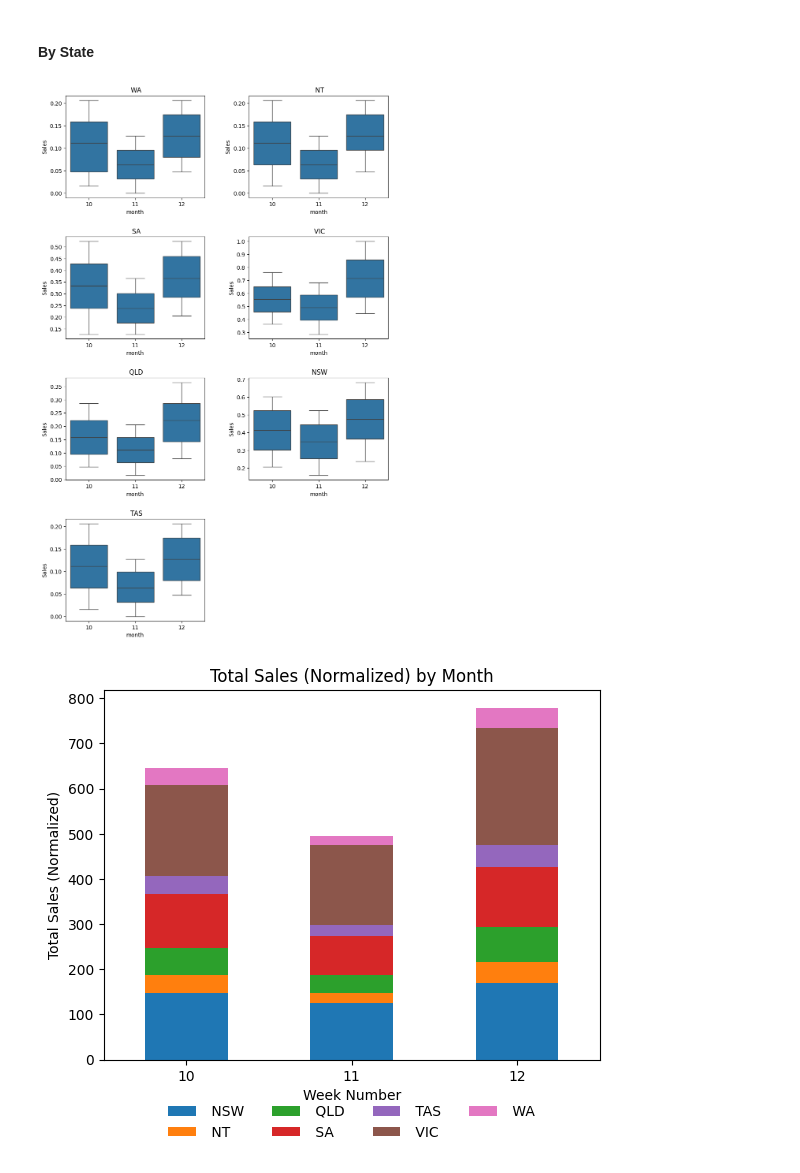
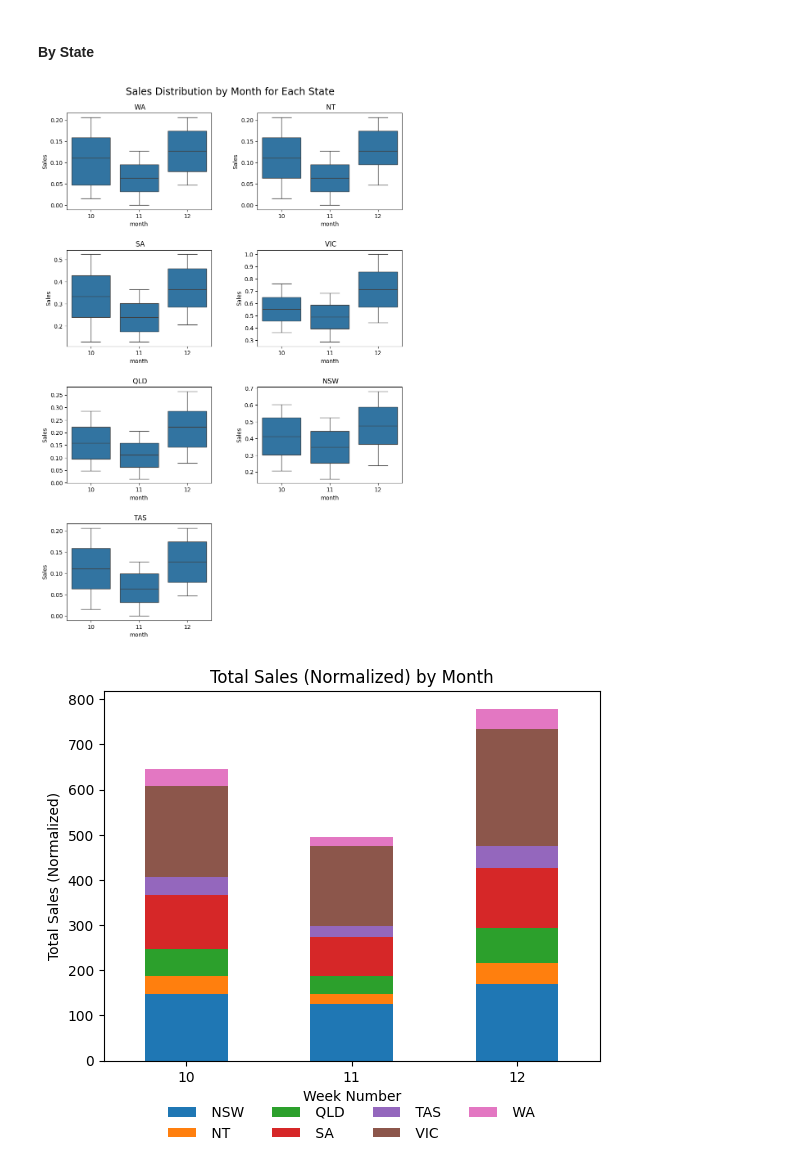
Before and after one commit to candy-hkuk/PGC-AIML, a Jupyter notebook: Course2/SalesAnalysis_CH.ipynb, the cells around one changed output. Cells and saved outputs as stored; diff of their text form; code cells hidden in the pictures.

```diff
--- a/Course2/SalesAnalysis_CH.ipynb
+++ b/Course2/SalesAnalysis_CH.ipynb
@@ -134,7 +134,9 @@ df.drop('Date', axis=1)
 Check the number of distinct regions
 # %%
 # Extract distinct states and Group
-print(df["State"].unique())
-print(df["Group"].unique())
+states = df["State"].unique()
+groups = df["Group"].unique()
+
+print(states, groups)
 # %% [output]
 [' WA', ' NT', ' SA', ' VIC', ' QLD', ' NSW', ' TAS']
@@ -265,9 +271,12 @@ def plotWeeklyGroup(group, ax):
     ax.title.set_text(group)
     return plot
 
-groups = weeklySalesRaw["Group"].unique()
-
 fig, ax = plt.subplots(2,2, figsize=(10,15))
+fig.suptitle(
+    "Sales Distribution by Day of Week for Each Group",
+    size="xx-large",
+    y=0.93
+)
 fig.tight_layout(pad=5.0)
 for idx, grp in enumerate(groups):
     plotWeeklyGroup(grp, ax[math.floor(idx/2),math.floor(idx%2)])
@@ -385,9 +399,12 @@ def plotWeekGroup(group, ax):
     ax.title.set_text(group)
     return plot
 
-groups = weeklySalesRaw["Group"].unique()
-
 fig, ax = plt.subplots(2,2, figsize=(10,15))
+fig.suptitle(
+    "Sales Distribution by Week for Each Group",
+    size="xx-large",
+    y=0.93
+)
 fig.tight_layout(pad=5.0)
 for idx, grp in enumerate(groups):
     plotWeekGroup(grp, ax[math.floor(idx/2),math.floor(idx%2)])
@@ -548,24 +573,29 @@ plt.show()
 # %%
 # plot distribution by week
 def plotMonthState(state, ax):
     plot = sns.boxplot(
         monthlySalesRaw[monthlySalesRaw['State'].str.contains(state)],
         x='month',
         y='Sales',
         ax=ax
     )
     ax.title.set_text(state)
     return plot
 
 fig, ax = plt.subplots(math.ceil(len(states)/2),2, figsize=(10,15))
+fig.suptitle(
+    "Sales Distribution by Month for Each State",
+    size="xx-large",
+    y=0.93
+)
 ax[-1,-1].set_visible(False)
 fig.tight_layout(pad=5.0)
 for idx, state in enumerate(states):
     plotMonthState(state, ax[math.floor(idx/2),math.floor(idx%2)])
 
 fig.show()
 # %% [output]
-[figure, old version]
+[figure, new version]
 # %%
 # Pre-Process data for week number
 monthlySalesSTT = monthlySalesRaw.drop("Group", axis=1) \
```
Also changed, not shown: parts of 18 cells of this notebook.
